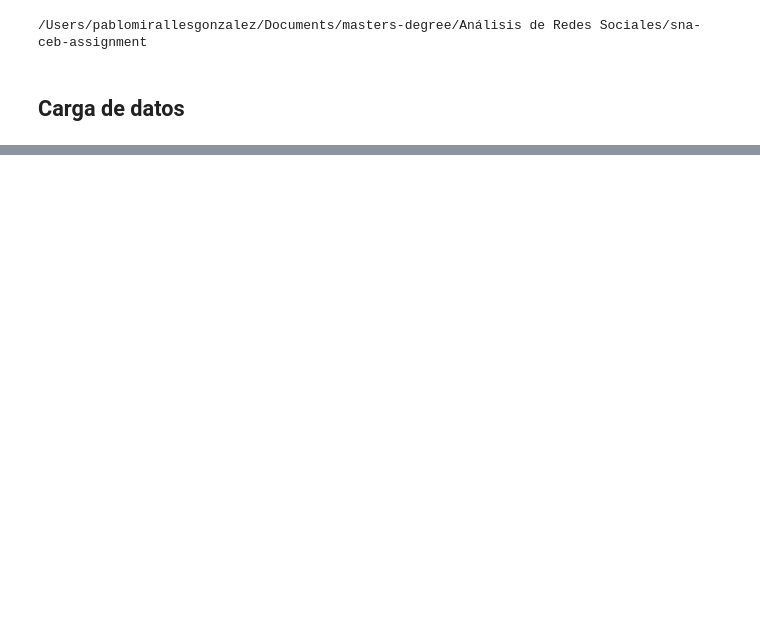
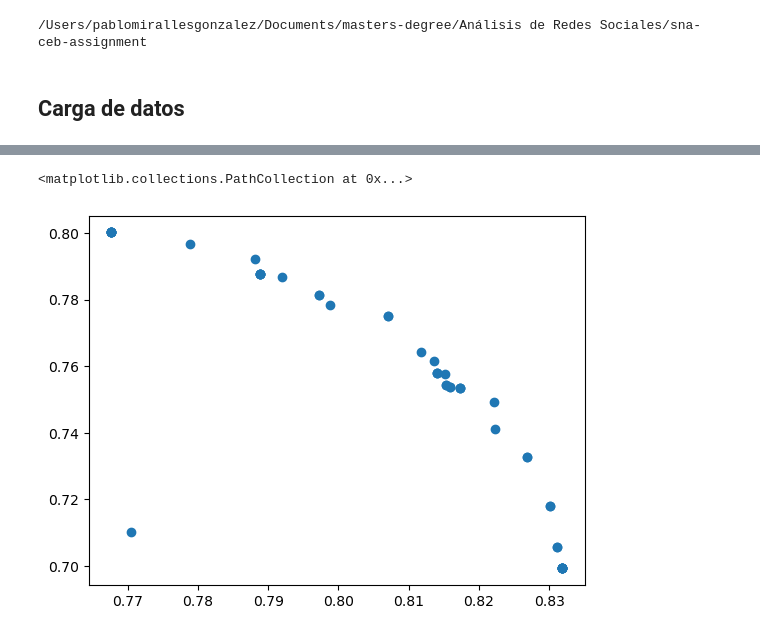
Before and after one commit to pablomiralles22/maadm-sna-ceb-assignment, a Jupyter notebook: notebooks/playground_exercise2.ipynb, the cells around one changed output, grey strips where cells are left out. Saved outputs shown, nothing was run; the diff lists cells and outputs as text; code cells hidden in the pictures; blank space fills up the shorter version.

```diff
--- a/notebooks/playground_exercise2.ipynb
+++ b/notebooks/playground_exercise2.ipynb
@@ -128,0 +121,7 @@ ga.run(population, ngen=ngen)
+# %%
+# plot pareto front
+fitness_values = np.array([fitness for fitness, _ in population_with_fitness])
+plt.scatter(fitness_values[:, 0], fitness_values[:, 1])
+# %% [output]
+<matplotlib.collections.PathCollection at 0x...>
+[figure, added]
```
Also changed, not shown: parts of 13 cells of this notebook, 6 other files.
